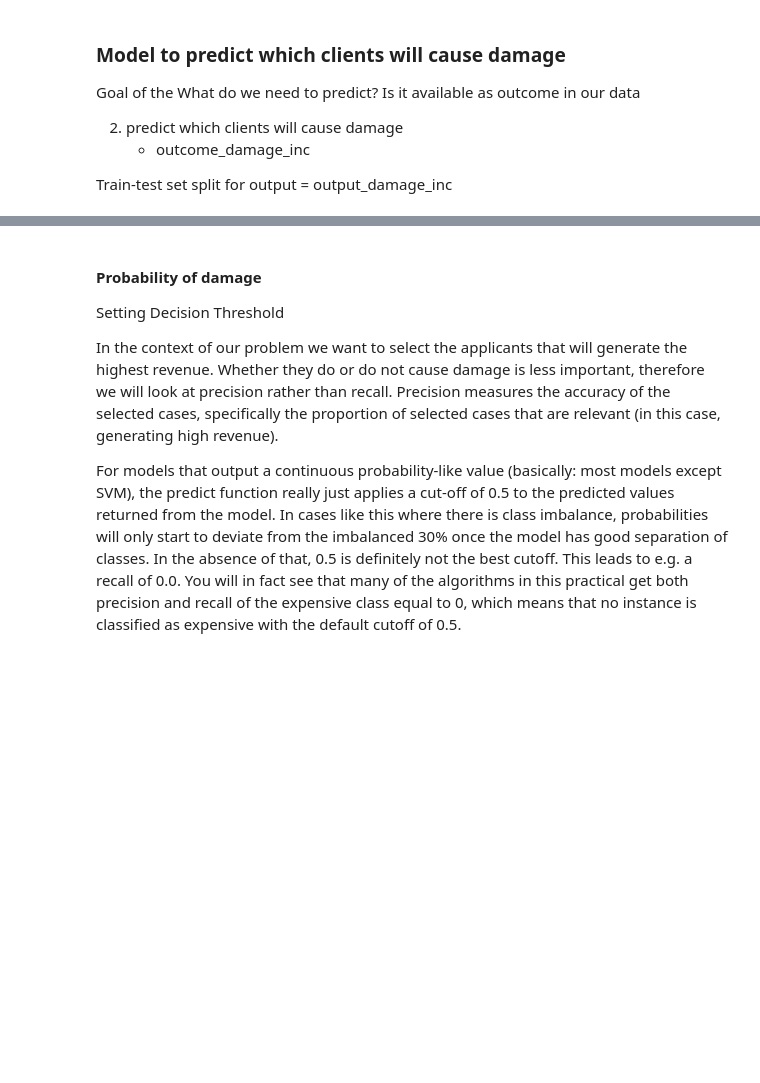
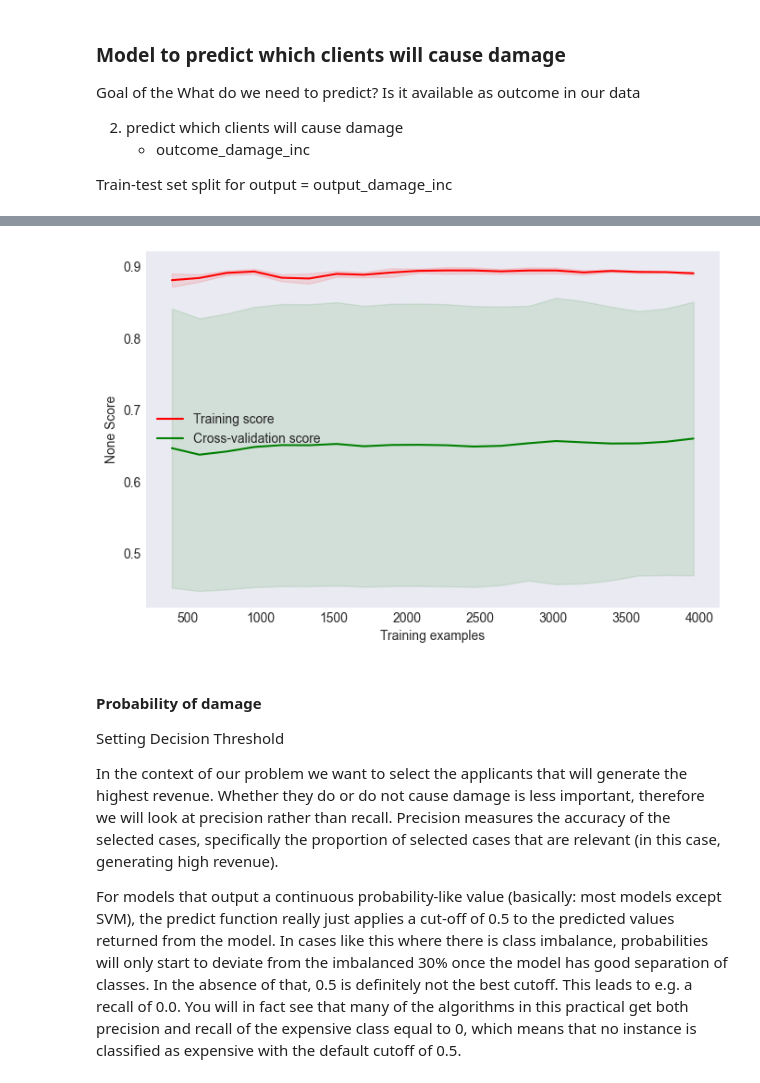
Before and after one commit to Marijkevandesteene/MachineLearning, a Jupyter notebook: ExamDataMining_Consolidated.ipynb, the cells around one changed output, grey strips where cells are left out. Saved outputs shown, nothing was run; the diff lists cells and outputs as text; code cells hidden in the pictures; blank space fills up the shorter version.

```diff
--- a/ExamDataMining_Consolidated.ipynb
+++ b/ExamDataMining_Consolidated.ipynb
@@ -1493,3 +1497,13 @@ for param in plot_hyperparams:
+# %%
+# The learning_curve for our model
+cuf.plot_learning_curve(model=rf_damageInd,
+                    X=train_V2.drop(['outcome_damage_amount','outcome_damage_inc','outcome_profit','revenue'], axis=1),
+                    y=train_V2['outcome_damage_inc'],
+                    cv=5,
+                    num_show=20)
+plt.show()
+# %% [output]
+[figure, added]
 # %% [markdown]
 #### Probability of damage
 
```
Also changed, not shown: parts of 48 cells of this notebook, 1 other file.
